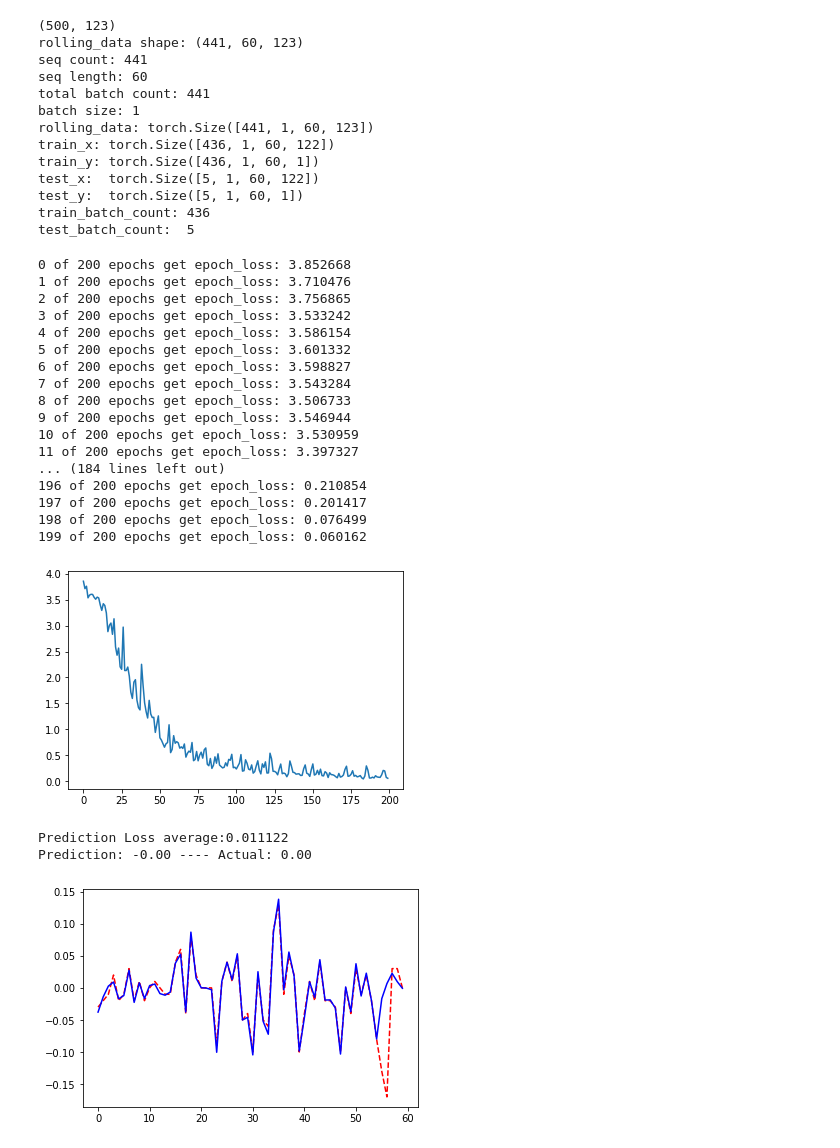
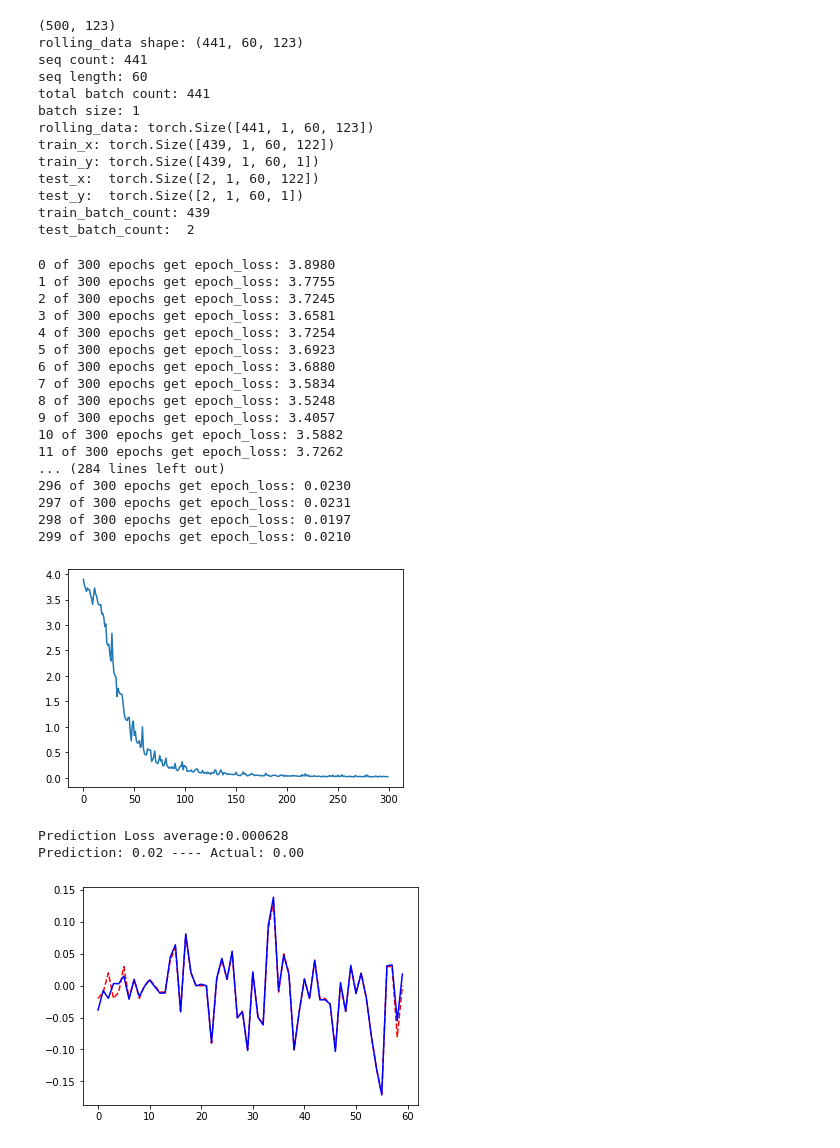
Before and after one commit to matrixleon18/SHUFE, a Jupyter notebook: jupyterlab/Model_RNN.ipynb, the cells around one changed output. Drawn from its saved outputs; the diff is of its cells as text; code cells hidden in the pictures.

```diff
--- a/jupyterlab/Model_RNN.ipynb
+++ b/jupyterlab/Model_RNN.ipynb
@@ -15,10 +15,10 @@ device = torch.device('cuda:0' if torch.cuda.is_available() else 'cpu')
 
 # 加载数据
 dataset = pd.read_csv("601229.csv", index_col=0)
-dataset = dataset.drop(['date','prediction'], axis=1)
+dataset = dataset.drop(['date'], axis=1)
 # print(dataset.columns)
 # print(dataset.tail())
-dataset['future'] = dataset['future']
+# dataset['future'] = dataset['future']
 print(dataset.shape)
 # print(dataset.tail())
 
@@ -26,7 +26,7 @@ print(dataset.shape)
 # # 数据转成sequence的格式，这里定义每个seq的长度
 SEQ_LEN = 60
 BATCH_SIZE = 1                                                    # 注意：BATCH_SIZE是要能够整除seq_count的
-TEST_BATCH_COUNT = 5
+TEST_BATCH_COUNT = 2
 
 # 把数据切换成 BATCH_SIZE 的一个个batch
 rolling_data = pd.DataFrame()
@@ -79,12 +79,12 @@ seq length: 60
 total batch count: 441
 batch size: 1
 rolling_data: torch.Size([441, 1, 60, 123])
-train_x: torch.Size([436, 1, 60, 122])
-train_y: torch.Size([436, 1, 60, 1])
-test_x:  torch.Size([5, 1, 60, 122])
-test_y:  torch.Size([5, 1, 60, 1])
-train_batch_count: 436
-test_batch_count:  5
+train_x: torch.Size([439, 1, 60, 122])
+train_y: torch.Size([439, 1, 60, 1])
+test_x:  torch.Size([2, 1, 60, 122])
+test_y:  torch.Size([2, 1, 60, 1])
+train_batch_count: 439
+test_batch_count:  2
 # %%
 # 定义 RNN 模型
 np.random.seed(1027)
@@ -206,53 +147,55 @@ class RNN(nn.Module):
 # %%
 # 训练 RNN 模型 ---- 这里的损失函数是计算Sequence最后一个元素的预测数据和真实数据差异
 model = RNN().double().to(device)
 LR = 1e-4
 loss_func = nn.MSELoss(reduction="mean")
 optimizer = torch.optim.Adam(model.parameters(), lr=LR, weight_decay=1e-8)
 scheduler = torch.optim.lr_scheduler.ExponentialLR(optimizer, gamma=0.9, last_epoch=-1)
 
 # 计划训练 20 轮
 epoch = 0
-epochs = 200
+epochs = 300
 epoch_loss = 0
 epoch_loss_list=[]
 for epoch in range(epochs):
     for step in range(train_batch_count):
         pred, h_state = model(train_x[step])                      # 其实这里的h_state也可以带给下一个batch作为输入。例如 pred,h_state=model(train_x[step], h_state)  h_state=h_state.data
         loss = loss_func(pred[-1][-1], train_y[step][-1][-1])
         optimizer.zero_grad()
         loss.backward()
         torch.nn.utils.clip_grad_norm_(model.parameters(), max_norm=20, norm_type=2)
         optimizer.step()
 
         epoch_loss += loss.data.cpu()
 
-    print("{} of {} epochs get epoch_loss: {:.6f}".format(epoch, epochs, epoch_loss))
+    print("{} of {} epochs get epoch_loss: {:.4f}".format(epoch, epochs, epoch_loss))
     epoch_loss_list.append(epoch_loss)
     epoch_loss = 0
-    # scheduler.step()
+
+    if (epoch+1) % 10 ==0:
+        scheduler.step()
 
 plt.plot(epoch_loss_list)
 plt.show()
 # %% [output]
-0 of 200 epochs get epoch_loss: 3.852668
-1 of 200 epochs get epoch_loss: 3.710476
-2 of 200 epochs get epoch_loss: 3.756865
-3 of 200 epochs get epoch_loss: 3.533242
-4 of 200 epochs get epoch_loss: 3.586154
-5 of 200 epochs get epoch_loss: 3.601332
-6 of 200 epochs get epoch_loss: 3.598827
-7 of 200 epochs get epoch_loss: 3.543284
-8 of 200 epochs get epoch_loss: 3.506733
-9 of 200 epochs get epoch_loss: 3.546944
-10 of 200 epochs get epoch_loss: 3.530959
-11 of 200 epochs get epoch_loss: 3.397327
-... (184 lines left out)
-196 of 200 epochs get epoch_loss: 0.210854
-197 of 200 epochs get epoch_loss: 0.201417
-198 of 200 epochs get epoch_loss: 0.076499
-199 of 200 epochs get epoch_loss: 0.060162
+0 of 300 epochs get epoch_loss: 3.8980
+1 of 300 epochs get epoch_loss: 3.7755
+2 of 300 epochs get epoch_loss: 3.7245
+3 of 300 epochs get epoch_loss: 3.6581
+4 of 300 epochs get epoch_loss: 3.7254
+5 of 300 epochs get epoch_loss: 3.6923
+6 of 300 epochs get epoch_loss: 3.6880
+7 of 300 epochs get epoch_loss: 3.5834
+8 of 300 epochs get epoch_loss: 3.5248
+9 of 300 epochs get epoch_loss: 3.4057
+10 of 300 epochs get epoch_loss: 3.5882
+11 of 300 epochs get epoch_loss: 3.7262
+... (284 lines left out)
+296 of 300 epochs get epoch_loss: 0.0230
+297 of 300 epochs get epoch_loss: 0.0231
+298 of 300 epochs get epoch_loss: 0.0197
+299 of 300 epochs get epoch_loss: 0.0210
-[figure, old version]
+[figure, new version]
 # %%
 # 保存模型
 torch.save(model, 'e:\\Model_RNN.pkl')
@@ -284,6 +227,6 @@ plt.plot(actual_line, 'r--')
 plt.plot(pred_line, 'b-')
 plt.show()
 # %% [output]
-Prediction Loss average:0.011122
-Prediction: -0.00 ---- Actual: 0.00
+Prediction Loss average:0.000628
+Prediction: 0.02 ---- Actual: 0.00
-[figure, old version]
+[figure, new version]
```
Also changed, not shown: parts of 4 cells of this notebook.
